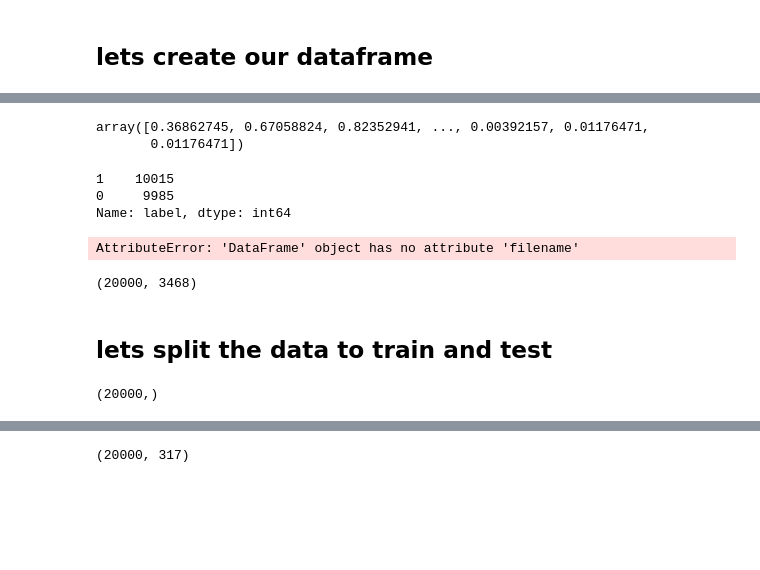
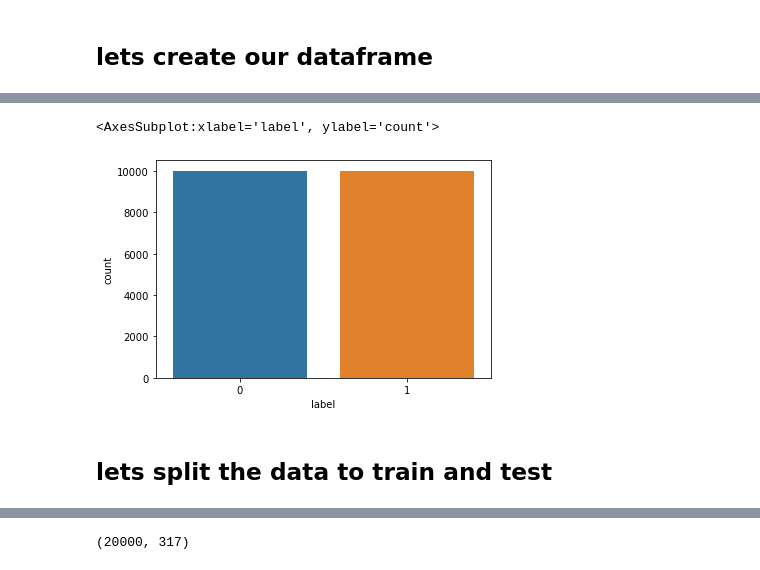
Before and after one commit to TalSomech/Data-Sc-101, a Jupyter notebook: Dogs Vs Cats.ipynb, the cells around one changed output, grey strips where cells are left out. Cells and saved outputs as stored; diff of their text form; code cells hidden in the pictures; blank space fills up the shorter version.

```diff
--- a/Dogs Vs Cats.ipynb
+++ b/Dogs Vs Cats.ipynb
@@ -47,23 +35,8 @@ test_df=test_df.drop("index",axis=1)
-# %%
-training_data[:][0][0]
-# %% [output]
-array([0.36862745, 0.67058824, 0.82352941, ..., 0.00392157, 0.01176471,
-       0.01176471])
-# %%
-train_df["label"].value_counts()
-#train_df
-# %% [output]
-1    10015
-0     9985
-Name: label, dtype: int64
-# %%
-any_file=random.choice(df.filename)
-img=cv2.imread(path+'/'+str(any_file))
-img=cv2.cvtColor(img,cv2.COLOR_RGB2GRAY)
-img=cv2.resize(img,(IMG_SIZE,IMG_SIZE))
-plt.imshow(img)
-# %% [output]
-AttributeError: 'DataFrame' object has no attribute 'filename'
+# %%
+sns.countplot(data=train_df,x='label')
+# %% [output]
+<AxesSubplot:xlabel='label', ylabel='count'>
+[figure, added]
 # %%
 def convers(df):
     x=[]
@@ -94,31 +56,2 @@ x_test,y_test=convers(test_df)
-# %%
-#df_t = pd.DataFrame({'data': img_label, 'label': img_data}, columns=['label', 'data'])
-#df_t = pd.DataFrame(img_data, columns=['data'])
-#img_data.shape
-#y_train.shap
-validate_df
-#y_train.value
-#x_test.shape
-x_train.shape
-# %% [output]
-(20000, 3468)
 # %% [markdown]
 ## lets split the data to train and test
-# %%
-#df.reset_index(drop=True)
-#df_train,df_test=train_test_split(df,test_size=0.2,random_state=42)
-#img_data=img_data.reshape(-1,IMG_SIZE*IMG_SIZE)
-#x_train=np.array(train_df[][:][0])#train_df.drop(labels="label",axis=1).to_numpy()
-# y_train=train_df["label"]
-# x_test=test_df.drop(labels="label",axis=1)
-# y_test=test_df["label"]
-# x_train=x_train.reshape(-1,IMG_SIZE*IMG_SIZE)
-# x_test=x_test.reshape(-1,IMG_SIZE*IMG_SIZE)
-# x_train=img_data[:20000]
-# y_train=img_label[:20000]
-# x_test=img_data[20000:]
-# y_test=img_label[20000:]
-#img_label.shape
-y_train.shape
-# %% [output]
-(20000,)
```
Also changed, not shown: parts of 28 cells of this notebook, 1 other file.
